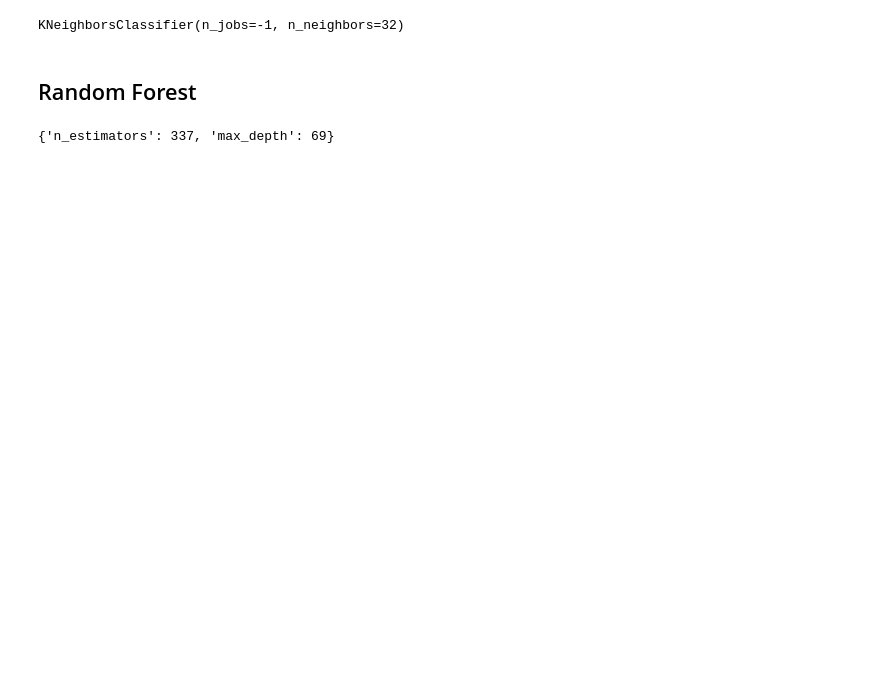
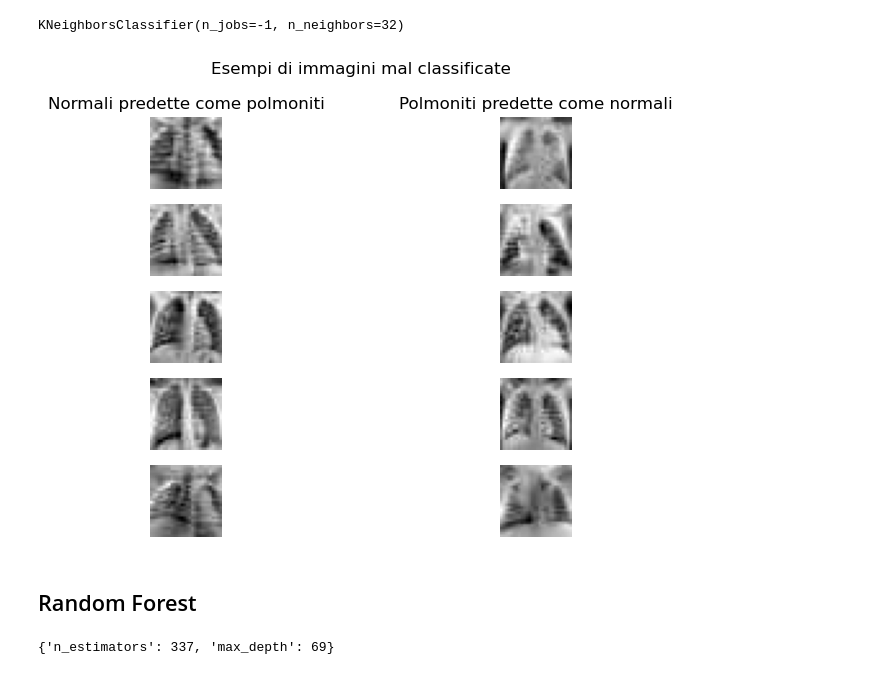
Before and after one commit to AngeloLongano/classification_PneumoniaMNIST, a Jupyter notebook: analysis.ipynb, the cells around one changed output. Saved outputs shown, nothing was run; the diff lists cells and outputs as text; code cells hidden in the pictures; blank space fills up the shorter version.

```diff
--- a/analysis.ipynb
+++ b/analysis.ipynb
@@ -110,3 +112,22 @@ print(pd.Series(Y_test).value_counts())
 1    390
 0    234
 Name: count, dtype: int64
+# %%
+from numpy import reshape
+
+
+normals_indicies = np.where(Y_train == 0)[0]
+pneumonias_indicies = np.where(Y_train == 1)[0]
+
+normals = X_train.iloc[normals_indicies]
+pneumonias = X_train.iloc[pneumonias_indicies]
+
+fig, ax = plt.subplots(5, 2, figsize=(5, 5))
+fig.suptitle('Esempi di immagini nel train set')
+ax[0, 0].set_title('Normali')
+ax[0, 1].set_title('Polmoniti')
+for i in range(5):
+    ax[i, 0].imshow(reshape(normals.iloc[i],(28,28)), cmap='gray')
+    ax[i, 1].imshow(reshape(pneumonias.iloc[i],(28, 28)), cmap='gray')
+    ax[i, 0].axis('off')
+    ax[i, 1].axis('off')
@@ -163,6 +186,22 @@ cls.fit(X_train, Y_train)
 KNeighborsClassifier(n_jobs=-1, n_neighbors=32)
 # %%
 y_pred_kn = cls.predict(X_test)
+# %%
+real_0_pred_1 = np.where((Y_test == 0) & (y_pred_kn == 1))[0]
+real_1_pred_0 = np.where((Y_test == 1) & (y_pred_kn == 0))[0]
+
+fig, ax = plt.subplots(5, 2, figsize=(10, 5))
+fig.suptitle('Esempi di immagini mal classificate')
+ax[0, 0].set_title('Normali predette come polmoniti')
+ax[0, 1].set_title('Polmoniti predette come normali')
+for i in range(5):
+    ax[i, 0].imshow(reshape(X_test.iloc[real_0_pred_1[i]],(28,28)), cmap='gray')
+    ax[i, 1].imshow(reshape(X_test.iloc[real_1_pred_0[i]],(28, 28)), cmap='gray')
+    ax[i, 0].axis('off')
+    ax[i, 1].axis('off')
+plt.tight_layout()
+# %% [output]
+[figure, added]
 # %% [markdown]
 ## Random Forest
 # %%
```
Also changed, not shown: parts of 27 cells of this notebook.
